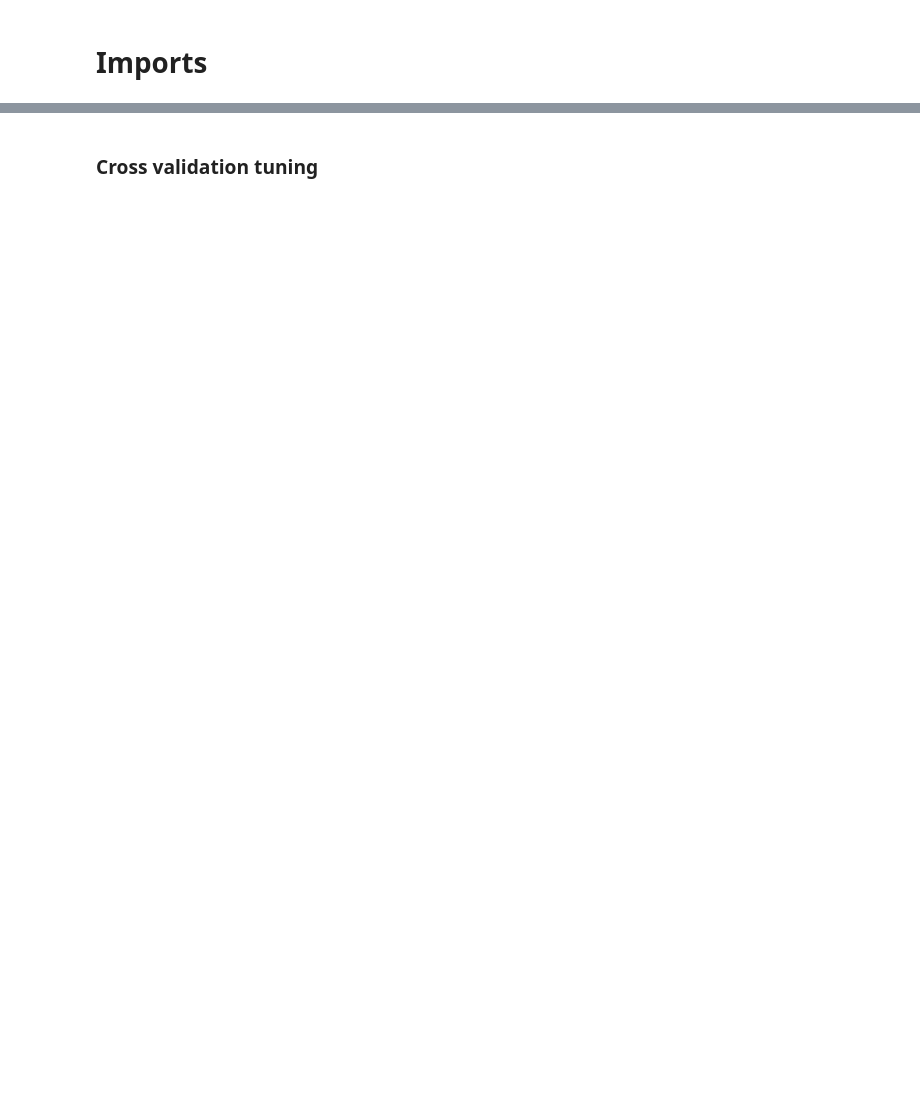
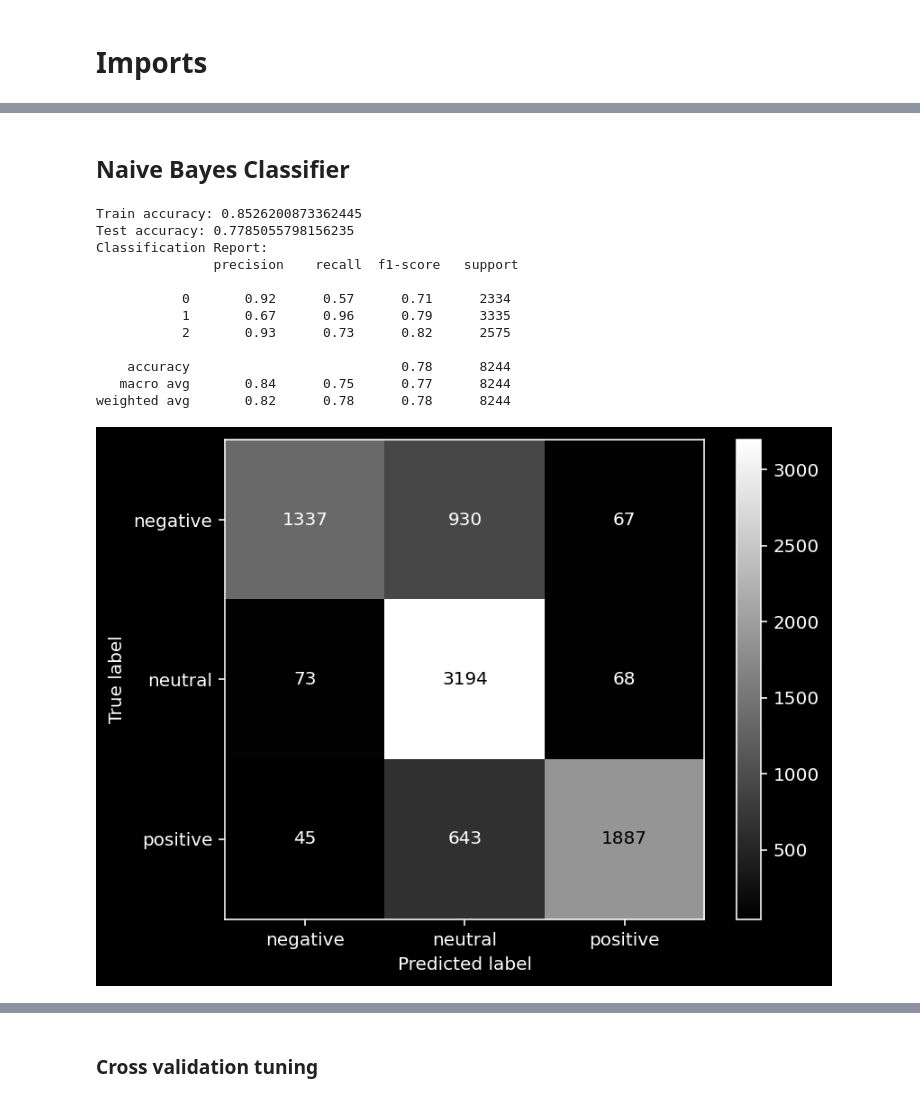
Before and after one commit to brayvid/sentiment-classifier, a Jupyter notebook: tweet_sentiment_classifier.ipynb, the cells around one changed output, grey strips where cells are left out. Drawn from its saved outputs; the diff is of its cells as text; code cells hidden in the pictures; blank space fills up the shorter version.

```diff
--- a/tweet_sentiment_classifier.ipynb
+++ b/tweet_sentiment_classifier.ipynb
@@ -332,0 +125,31 @@ weighted avg       0.73      0.71      0.71      8244
+# %% [markdown]
+## Naive Bayes Classifier
+# %%
+# Fit Naive Bayes classifier
+est = MultinomialNB()
+est.fit(X_train_vec, y_train)
+
+# Predict and evaluate
+y_pred = est.predict(X_test_vec)
+print("Train accuracy:", est.score(X_train_vec,y_train))
+print("Test accuracy:", accuracy_score(y_test, y_pred))
+print("Classification Report:\n", classification_report(y_test, y_pred))
+
+# Plot confusion matrix
+plt.style.use("dark_background")
+ConfusionMatrixDisplay.from_estimator(est, X_test_vec, y_test, display_labels=sentiments, cmap='gray')
+plt.show()
+# %% [output]
+Train accuracy: 0.8526200873362445
+Test accuracy: 0.7785055798156235
+Classification Report:
+               precision    recall  f1-score   support
+
+           0       0.92      0.57      0.71      2334
+           1       0.67      0.96      0.79      3335
+           2       0.93      0.73      0.82      2575
+
+    accuracy                           0.78      8244
+   macro avg       0.84      0.75      0.77      8244
+weighted avg       0.82      0.78      0.78      8244
+[figure, added]
```
Also changed, not shown: parts of 64 cells of this notebook.
